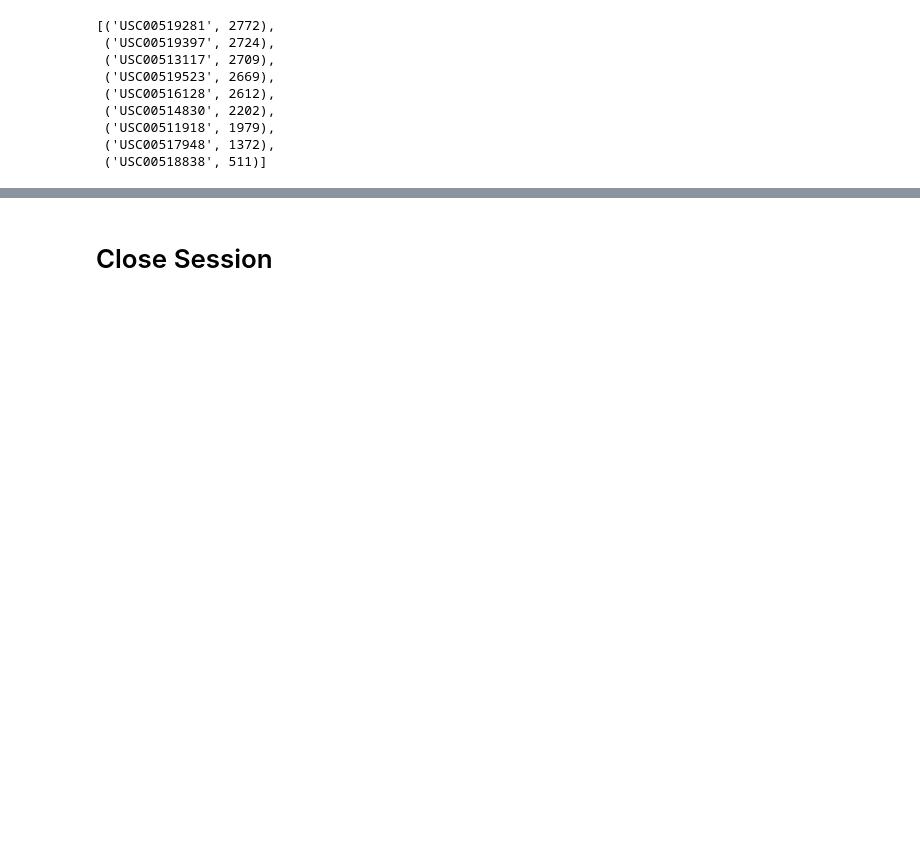
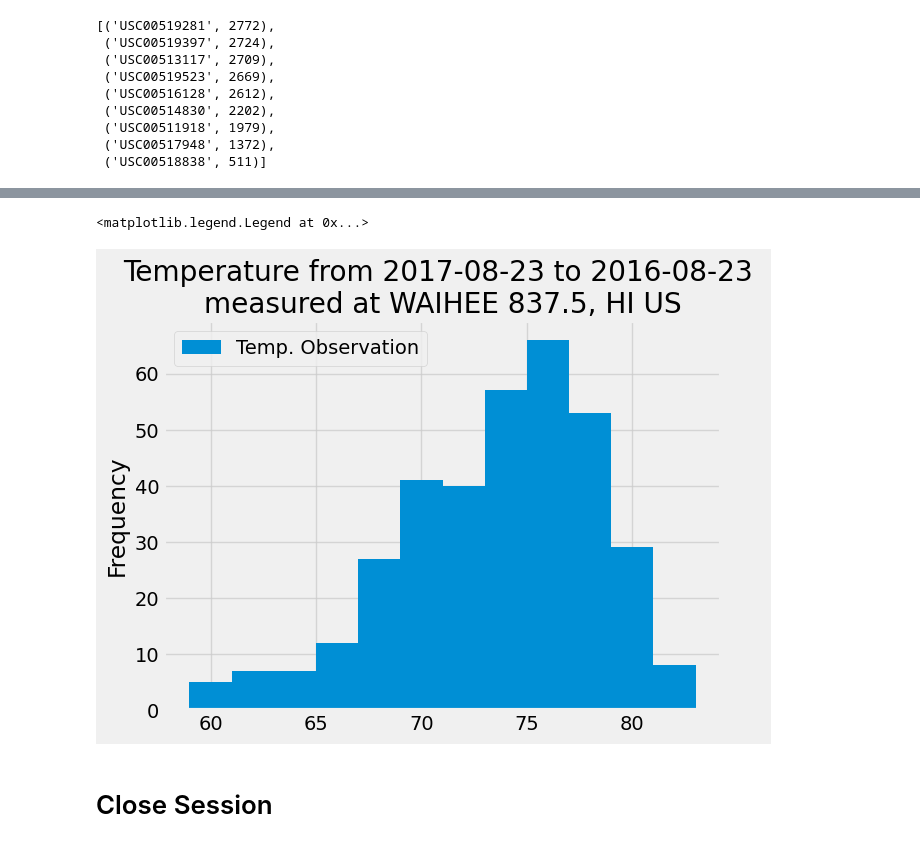
Before and after one commit to OEinarsson/sqlalchemy-challenge, a Jupyter notebook: Starter_Code/climate_starter.ipynb, the cells around one changed output, grey strips where cells are left out. Drawn from its saved outputs; the diff is of its cells as text; code cells hidden in the pictures; blank space fills up the shorter version.

```diff
--- a/Starter_Code/climate_starter.ipynb
+++ b/Starter_Code/climate_starter.ipynb
@@ -94,6 +110,11 @@ perc_df.head()
 # %%
 # Design a query to find the most active stations (i.e. which stations have the most rows?)
 # List the stations and their counts in descending order.
+
+stations = session.query(measurement.station,func.count(measurement.id)).\
+    group_by(measurement.station).\
+    order_by(func.count(measurement.id).desc()).all()
+stations
 # %% [output]
 [('USC00519281', 2772),
  ('USC00519397', 2724),
@@ -117,3 +137,24 @@ Text(0.5, 4.183333333333314, 'Temperature')
+# %%
+# Using the most active station id
+# Query the last 12 months of temperature observation data for this station and plot the results as a histogram
+result = session.query(measurement.tobs).\
+    filter(measurement.station == stations[0][0]).\
+    filter(measurement.date >= last_date).all()
+temperatures = list(np.ravel(result))
+
+result = session.query(station.station,station.name,station.latitude,station.longitude,station.elevation).all()
+stations_desc = pd.DataFrame(result, columns=['Station','Name','Latitude','Longitude','Elevation'])
+
+stationname = stations_desc.loc[stations_desc["Station"] == stations[0][0],"Name"].tolist()[0]
+
+plt.hist(temperatures, bins=12,rwidth=1.0,label='Temp. Observation')
+plt.grid(axis='both', alpha=0.75)
+plt.ylabel('Frequency')
+plt.title(f"Temperature from {first_date} to {last_date} \nmeasured at {stationname}")
+plt.legend()
+# %% [output]
+<matplotlib.legend.Legend at 0x...>
+[figure, added]
 # %% [markdown]
 # Close Session
 # %%
```
Also changed, not shown: parts of 8 cells of this notebook, 1 other file.
